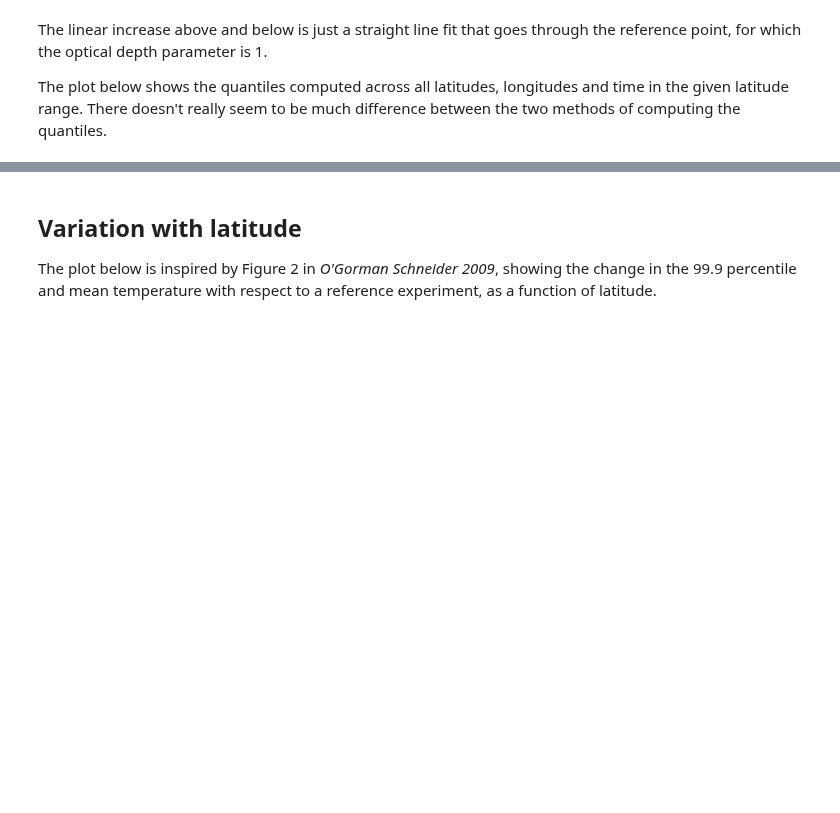
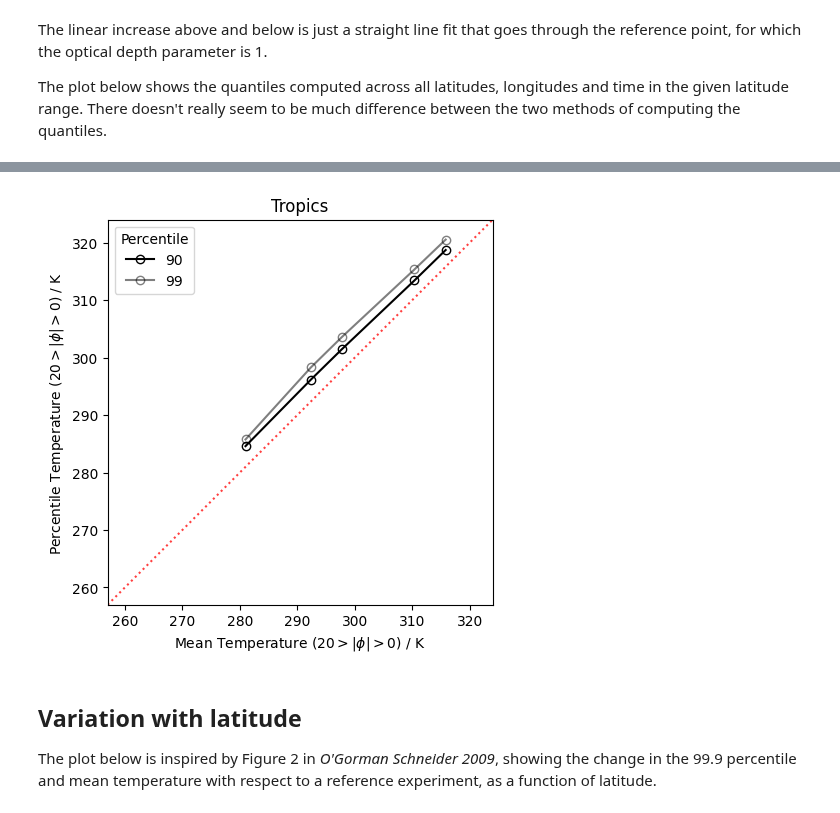
Before and after one commit to jduffield65/Isca, a Jupyter notebook: jobs/tau_sweep/aquaplanet/quantile_notebook.ipynb, the cells around one changed output, grey strips where cells are left out. Drawn from its saved outputs; the diff is of its cells as text; code cells hidden in the pictures; blank space fills up the shorter version.

Commit message:
Update quantile notebook

```diff
--- a/jobs/tau_sweep/aquaplanet/quantile_notebook.ipynb
+++ b/jobs/tau_sweep/aquaplanet/quantile_notebook.ipynb
@@ -126,3 +128,25 @@ ax.set_ylabel(f'Percentile Temperature (${lat_max}>|\phi| > {lat_min}$) / K');
+# %%
+# Plot local quantile temperature vs local mean temperature within the given latitude band
+fig, ax = plt.subplots(1,1, figsize=(14, 5))
+for j in range(2):
+    ax.plot(temp_local_mean, temp_quant_use[:, j], marker='o', label=quantiles[j], color='k', fillstyle='none', alpha=1-0.5*j)
+lims = [257, 324]
+# lims = [
+#     np.min([ax.get_xlim(), ax.get_ylim()]),  # min of both axes
+#     np.max([ax.get_xlim(), ax.get_ylim()]),  # max of both axes
+# ]
+# now plot both limits against eachother
+ax.plot(lims, lims, 'r:', alpha=0.75, zorder=0)
+ax.set_aspect('equal')
+ax.set_xlim(lims)
+ax.set_ylim(lims)
+ax.set_xlabel(f'Mean Temperature (${lat_max}>|\phi| > {lat_min}$) / K')
+ax.set_ylabel(f'Percentile Temperature (${lat_max}>|\phi| > {lat_min}$) / K')
+ax.legend(title='Percentile')
+ax.set_title('Tropics');
+# plt.savefig('/Users/joshduffield/Desktop/hello2.png', bbox_inches='tight', dpi=400)
+# %% [output]
+[figure, added]
 # %% [markdown]
 ## Variation with latitude
 The plot below is inspired by Figure 2 in *O'Gorman Schneider 2009*, showing the change in the 99.9 percentile and mean temperature with respect to a reference experiment, as a function of latitude.
```
Also changed, not shown: parts of 4 cells of this notebook, 4 other files.
